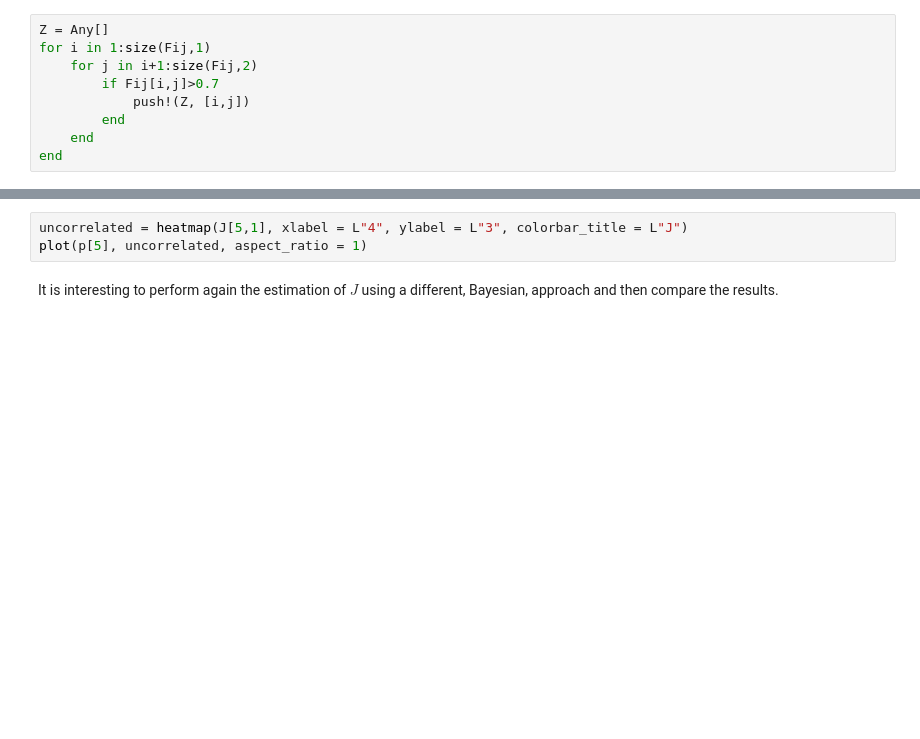
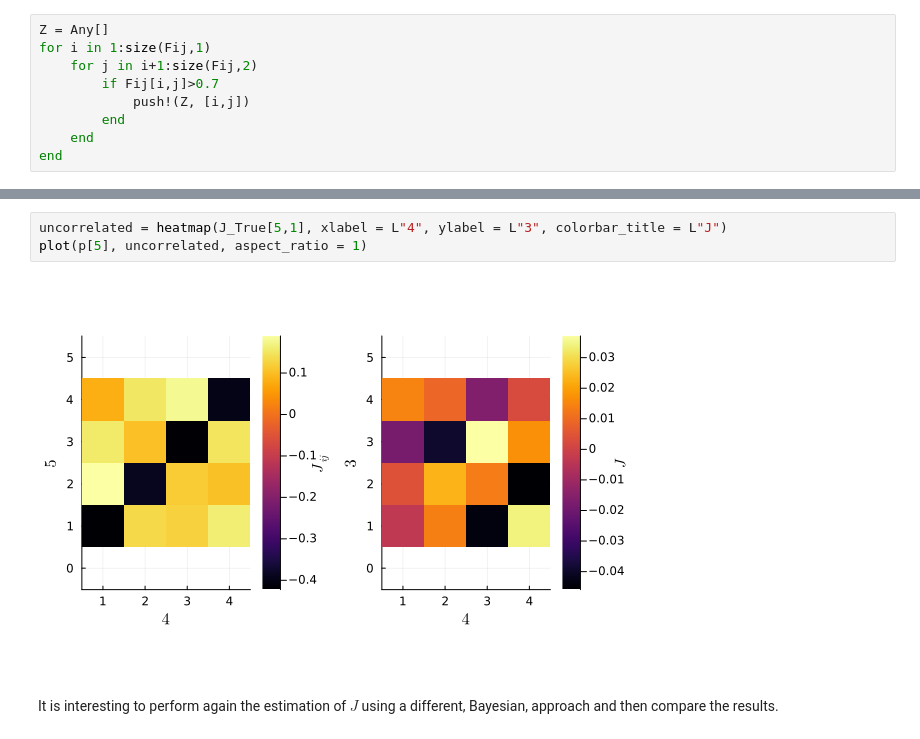
Before and after one commit to AndreaScale/Bayesian-inference-of-a-contact-network-of-Potts-variables., a Jupyter notebook: PROGETTO.ipynb, the cells around one changed output, grey strips where cells are left out. Cells and saved outputs as stored; diff of their text form; blank space fills up the shorter version.

```diff
--- a/PROGETTO.ipynb
+++ b/PROGETTO.ipynb
@@ -377,6 +399,8 @@ plot(p[3], p[4], aspect_ratio = 1)
 # %%
-uncorrelated = heatmap(J[5,1], xlabel = L"4", ylabel = L"3", colorbar_title = L"J")
+uncorrelated = heatmap(J_True[5,1], xlabel = L"4", ylabel = L"3", colorbar_title = L"J")
 plot(p[5], uncorrelated, aspect_ratio = 1)
+# %% [output]
+[figure, added]
 # %% [markdown]
 It is interesting to perform again the estimation of $J$ using a different, Bayesian, approach and then compare the results.
 # %% [markdown]
```
Also changed, not shown: parts of 30 cells of this notebook.
